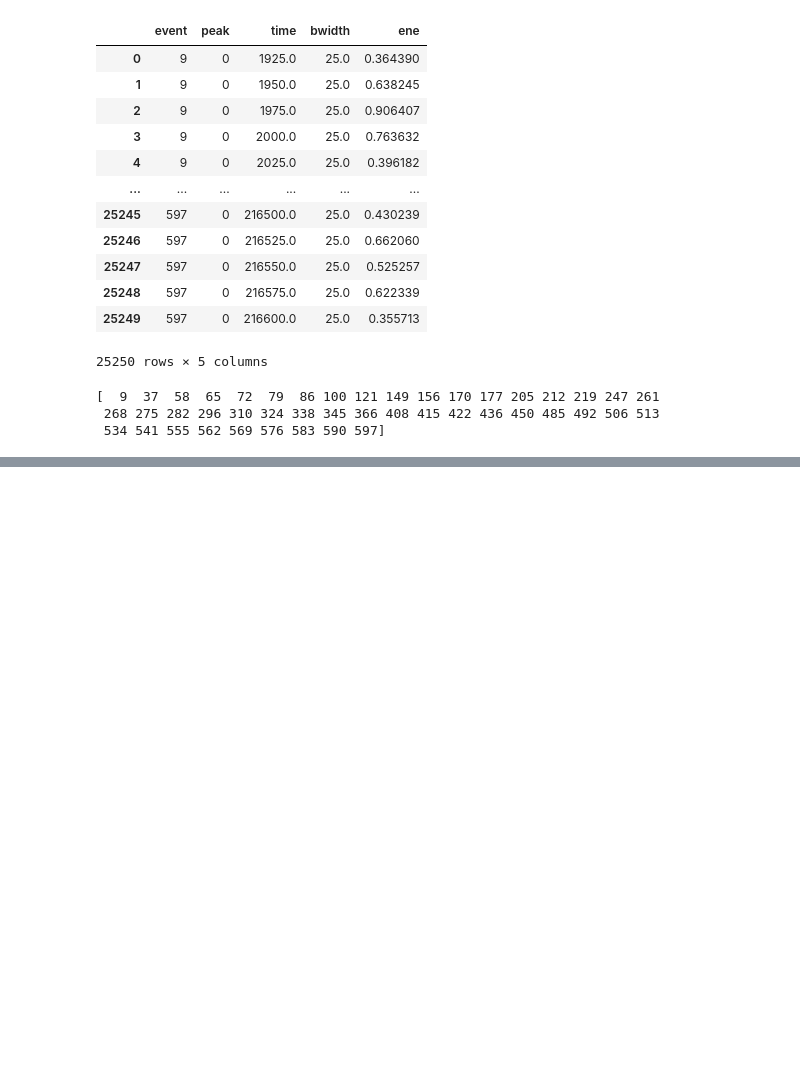
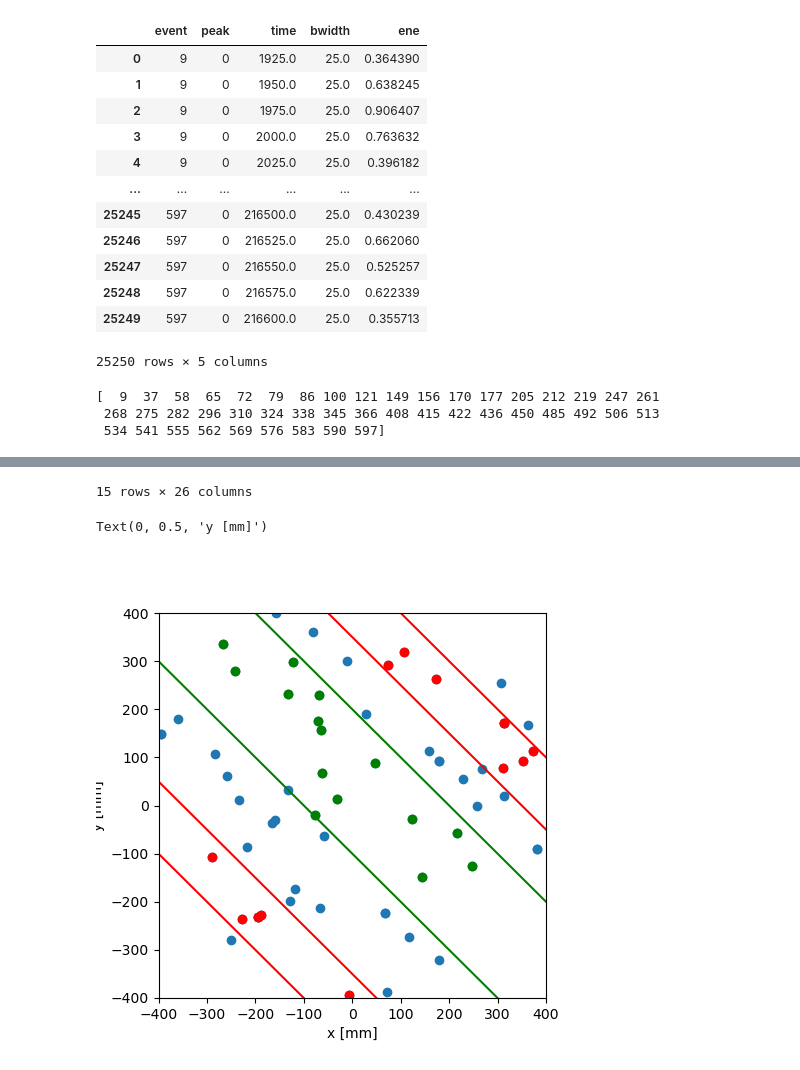
Before and after one commit to kvjmistry/DoubleBeta, a Jupyter notebook: Alphas/notebooks/PlotPmaps.ipynb, the cells around one changed output, grey strips where cells are left out. Saved outputs shown, nothing was run; the diff lists cells and outputs as text; code cells hidden in the pictures; blank space fills up the shorter version.

```diff
--- a/Alphas/notebooks/PlotPmaps.ipynb
+++ b/Alphas/notebooks/PlotPmaps.ipynb
@@ -40,3 +40,9 @@ print(s1_pmaps_data.event.unique())
 [  9  37  58  65  72  79  86 100 121 149 156 170 177 205 212 219 247 261
  268 275 282 296 310 324 338 345 366 408 415 422 436 450 485 492 506 513
  534 541 555 562 569 576 583 590 597]
+# %%
+# load in sophrinia
+pd.set_option('display.max_columns', None)
+pd.set_option('display.max_rows', 10)
+soph = pd.read_hdf("../data/run_13852_0000_ldc1_trg0_sophronia.h5", "/DST/Events")
+display(soph)
@@ -42,0 +63,60 @@ print(s1_pmaps_data.event.unique())
+# %%
+plt.figure(figsize=(5,5))
+plt.scatter(soph.X,soph.Y)
+
+## --
+line1 = lambda x: -x + 350
+line2 = lambda x: -x + 500
+
+section_1 = soph[(soph['Y'] > line1(soph['X'])) & (soph['Y'] < line2(soph['X']))]
+plt.scatter(section_1.X,section_1.Y, c="r")
+
+## --
+line3 = lambda x: -x - 350
+line4 = lambda x: -x - 500
+
+section_2 = soph[(soph['Y'] < line3(soph['X'])) & (soph['Y']> line4(soph['X']))]
+plt.scatter(section_2.X,section_2.Y, c="r")
+
+# --
+
+line5 = lambda x: -x - 100
+line6 = lambda x: -x + 200
+
+section_3 = soph[(soph['Y'] > line5(soph['X'])) & (soph['Y'] < line6(soph['X']))]
+plt.scatter(section_3.X,section_3.Y, c="green")
+
+
+
+x_line = np.linspace(-400,400, 100)
+y_line = -1*x_line-100
+plt.plot(x_line, y_line, color='green')
+y_line = -1*x_line+200
+plt.plot(x_line, y_line, color='green')
+
+y_line = -1*x_line-350
+plt.plot(x_line, y_line, color='red')
+y_line = -1*x_line-500
+plt.plot(x_line, y_line, color='red')
+
+
+y_line = -1*x_line+350
+plt.plot(x_line, y_line, color='red')
+y_line = -1*x_line+500
+plt.plot(x_line, y_line, color='red')
+
+
+plt.xlim(-400,400)
+plt.ylim(-400,400)
+
+display(section_1)
+display(section_2)
+display(section_3)
+
+sec1_ids = section_1.event.unique()
+sec2_ids = section_2.event.unique()
+sec3_ids = section_3.event.unique()
+
+plt.xlabel("x [mm]")
+plt.ylabel("y [mm]")
+# %% [output]
@@ -42,0 +154,3 @@ print(s1_pmaps_data.event.unique())
+15 rows × 26 columns
+Text(0, 0.5, 'y [mm]')
+[figure, added]
```
Also changed, not shown: parts of 4 cells of this notebook, 4 other files.
